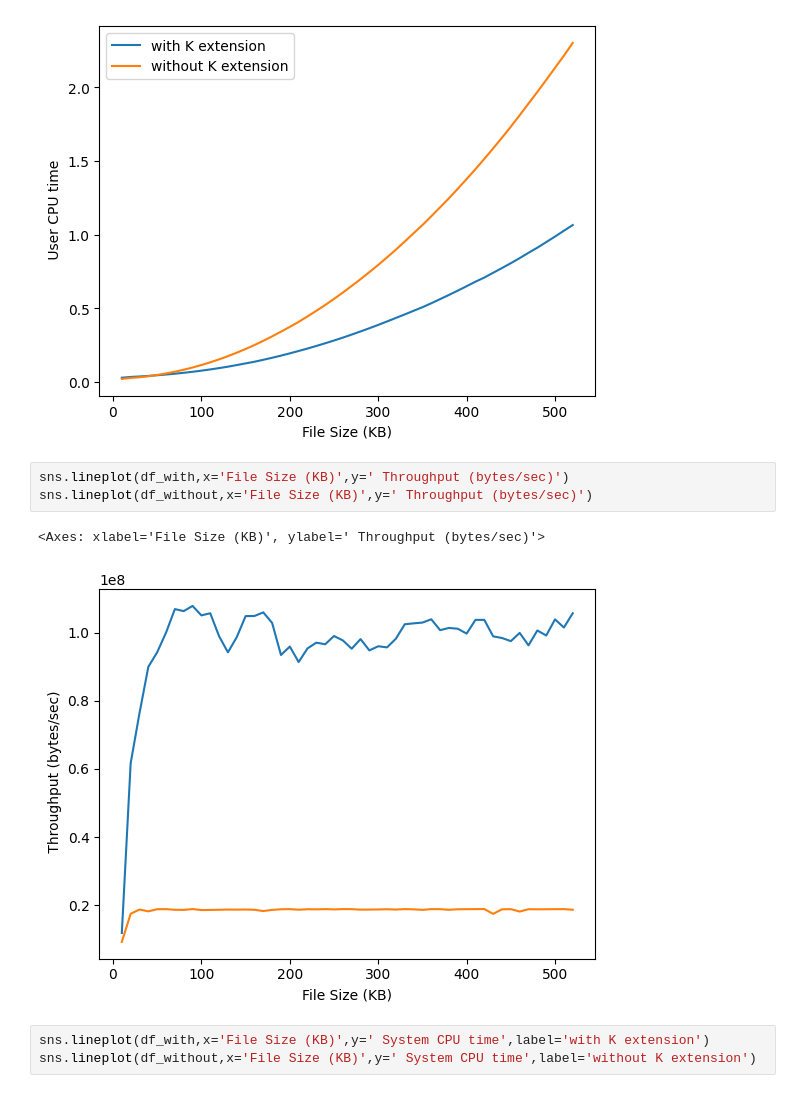
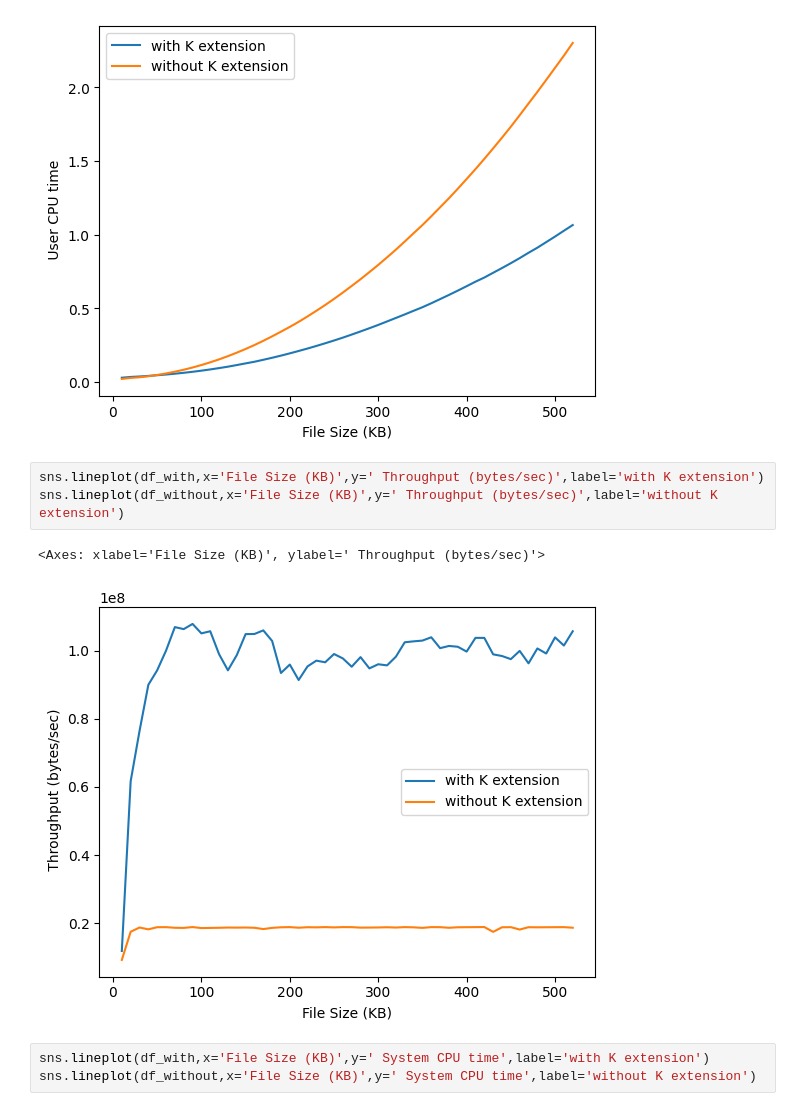
Before and after one commit to harshdabhi/riscv_project, a Jupyter notebook: visualisation.ipynb, the cells around one changed output. Drawn from its saved outputs; the diff is of its cells as text.

Commit message:
minor updates in visualisation V1 completed

```diff
--- a/visualisation.ipynb
+++ b/visualisation.ipynb
@@ -46,11 +46,11 @@ sns.lineplot(df_without,x='File Size (KB)',y=' User CPU time',label='without K e
 <Axes: xlabel='File Size (KB)', ylabel=' User CPU time'>
 [figure]
 # %%
-sns.lineplot(df_with,x='File Size (KB)',y=' Throughput (bytes/sec)')
-sns.lineplot(df_without,x='File Size (KB)',y=' Throughput (bytes/sec)')
+sns.lineplot(df_with,x='File Size (KB)',y=' Throughput (bytes/sec)',label='with K extension')
+sns.lineplot(df_without,x='File Size (KB)',y=' Throughput (bytes/sec)',label='without K extension')
 # %% [output]
 <Axes: xlabel='File Size (KB)', ylabel=' Throughput (bytes/sec)'>
-[figure, old version]
+[figure, new version]
 # %%
 sns.lineplot(df_with,x='File Size (KB)',y=' System CPU time',label='with K extension')
 sns.lineplot(df_without,x='File Size (KB)',y=' System CPU time',label='without K extension')
```
Also changed, not shown: 2 other files.
